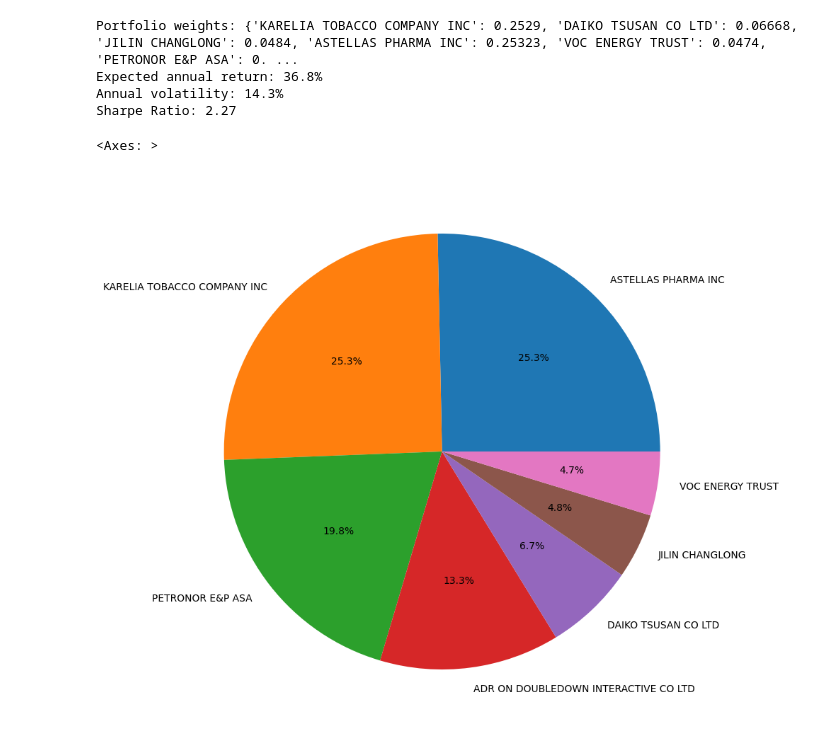
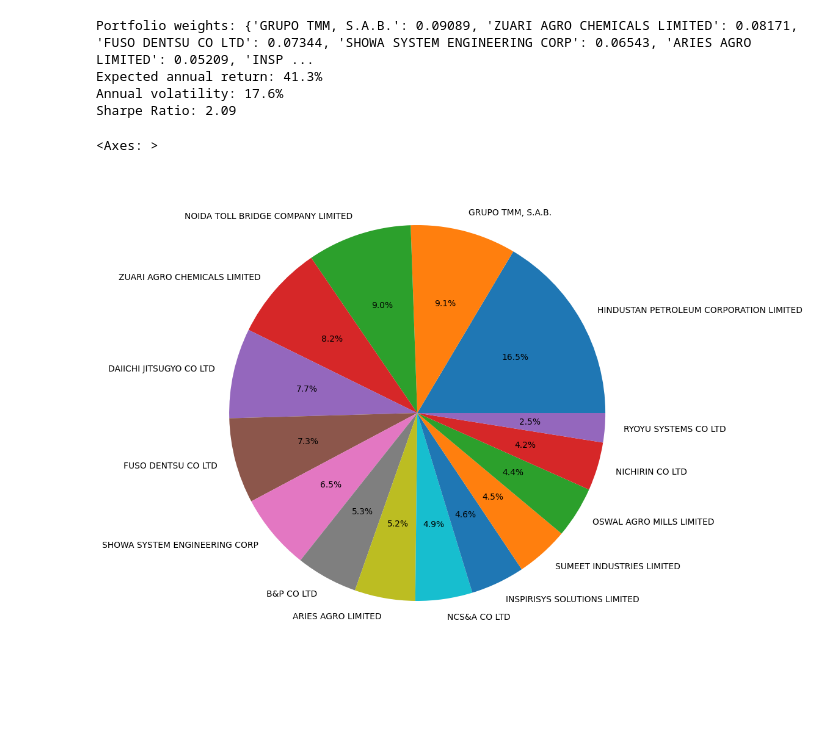
Before and after one commit to facoptere/screener, a Jupyter notebook: .degiro_screener.ipynb, the cells around one changed output. Saved outputs shown, nothing was run; the diff lists cells and outputs as text; code cells hidden in the pictures; blank space fills up the shorter version.

```diff
--- a/.degiro_screener.ipynb
+++ b/.degiro_screener.ipynb
@@ -57,4 +64,5 @@ logging.basicConfig(
     datefmt="%Y-%m-%d %H:%M:%S",
 )
 
-df, rows = Screener(None, None, None, None) # "FR0000052292",  ['FR'] "JP3531800005"
+df, rows = Screener(None, None, None, ['JP'], ["KR.json", "NS BO.json", "SA.json","MX.json"]) # "FR0000052292",  ['FR'] "JP3531800005"
+#main(None, None, None, [], ["korea.json", "india.json", "brasil.json","mexico.json"]) #   'PT' "korea-sample.json"
@@ -68,9 +94,9 @@ columns = [
 crit = (
     ("qscorePerf", "QSP", 50),      # score loic + perf
     ("roic", "ROIC", 10),           # return on invested capital
-    ("EnSolde2", "SLD", 20),        # en solde de x%   DCF FCFF (discounted cash flow from free cash flow to the firm)
-    ("VOL10DUSD", "VOL", 20000),    # daily traded volume in US dollar
-    ("momentum", "momentum", 20),   # momentum (accélération à la hausse) acceptable
+    ("EnSolde2", "SLD", 10),        # en solde de x%   DCF FCFF (discounted cash flow from free cash flow to the firm)
+    ("VOL10DUSD", "VOL", 1e6),      # daily traded volume in US dollar
+    #("momentum", "momentum", 10),   # momentum (accélération à la hausse) acceptable
 )
 # Removing banks, freight, holdings and mines
 critRemoveRegex = (
@@ -81,7 +107,7 @@ critRemoveRegex = (
 )
 
 tmpdf = build_csv(ddf, crit, critRemoveRegex, None, None, ";", "%.1f", 40).sort(by=["qscorePerf", "EnSolde2"], descending=[True, True]).head(15)
-display(tmpdf)
+display(tmpdf[["country", "YSymbol", "name", "EnSolde2", "MKTCAP", "MKTCAP.USD", "NPRICE", "VOL10DAVG", "VOL10DUSD", "momentum"]])
 
 # List of Yahoo! tickers
 tmpdf = tmpdf[["YSymbol", "name", "EnSolde2", "MKTCAP.USD"]]
@@ -161,22 +195,23 @@ market_prior = black_litterman.market_implied_prior_returns(mcaps, delta, S)
 # %%
 from pypfopt import BlackLittermanModel
 from collections import OrderedDict
 import pandas as pd
 
 bl = BlackLittermanModel(S, pi=market_prior, absolute_views=viewdict, omega="default")
 bl.bl_weights(delta)
-weights = bl.clean_weights()
-print("Portfolio weights:", dict(weights))
+weights = dict(bl.clean_weights())
+weights = {k: v for k, v in weights.items() if v >= 0}
+print("Portfolio weights:", weights)
 bl.portfolio_performance(verbose=True, risk_free_rate=0.045)
 
 # optimized allocation for the expected performance
 # Sort by values
 sorted_weights = OrderedDict(sorted(weights.items(), key=lambda item: -item[1]))
 pd.Series(sorted_weights).plot.pie(autopct='%1.1f%%', figsize=(10, 10))
 # %% [output]
-Portfolio weights: {'KARELIA TOBACCO COMPANY INC': 0.2529, 'DAIKO TSUSAN CO LTD': 0.06668, 'JILIN CHANGLONG': 0.0484, 'ASTELLAS PHARMA INC': 0.25323, 'VOC ENERGY TRUST': 0.0474, 'PETRONOR E&P ASA': 0. ...
-Expected annual return: 36.8%
-Annual volatility: 14.3%
-Sharpe Ratio: 2.27
+Portfolio weights: {'GRUPO TMM, S.A.B.': 0.09089, 'ZUARI AGRO CHEMICALS LIMITED': 0.08171, 'FUSO DENTSU CO LTD': 0.07344, 'SHOWA SYSTEM ENGINEERING CORP': 0.06543, 'ARIES AGRO LIMITED': 0.05209, 'INSP ...
+Expected annual return: 41.3%
+Annual volatility: 17.6%
+Sharpe Ratio: 2.09
 <Axes: >
-[figure, old version]
+[figure, new version]
```
Also changed, not shown: parts of 6 cells of this notebook, 9 other files.
